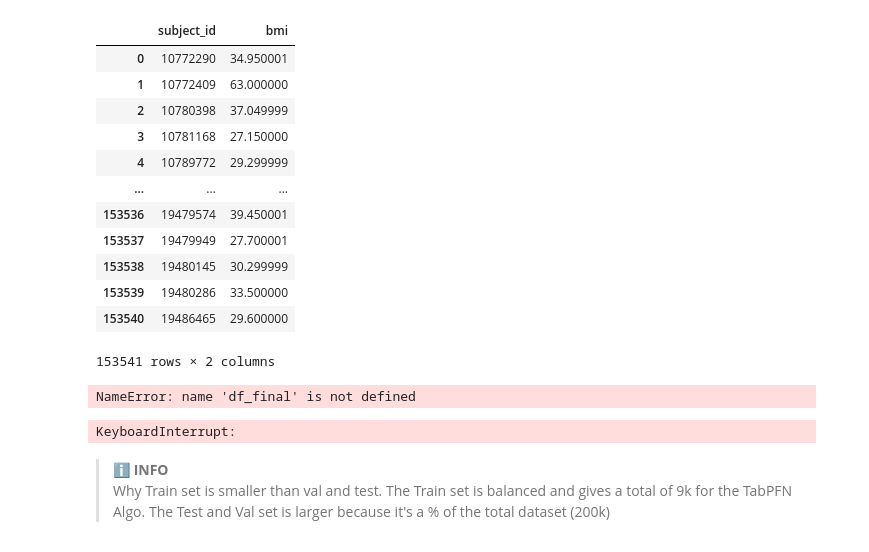
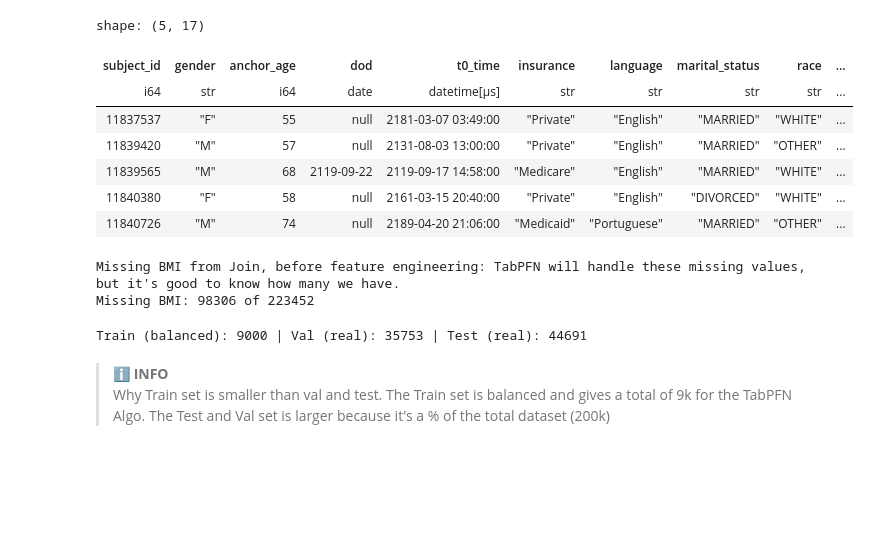
Before and after one commit to ayk-404/fs-thesis, a Jupyter notebook: notebooks/experiments/tab_pfn_v2_robustness.ipynb, the cells around one changed output. Saved outputs shown, nothing was run; the diff lists cells and outputs as text; code cells hidden in the pictures; blank space fills up the shorter version.

Commit message:
removed data and edit markdown

```diff
--- a/notebooks/experiments/tab_pfn_v2_robustness.ipynb
+++ b/notebooks/experiments/tab_pfn_v2_robustness.ipynb
@@ -82,49 +35,25 @@ Prepares data for machine learning by selecting demographic features and target
-# %%
-# Feature Engineering: BMI
-# Strategie: Wir nutzen den vorgefertigten BMI Wert, da er eine höhere Abdeckung hat als (Weight & Height) kombiniert.
-# Aggregation: Wir nehmen den Median pro Patient, um Ausreißer zu minimieren.
-
-df_bmi = sql("""
-    SELECT
-        subject_id,
-        MEDIAN(CAST(result_value AS FLOAT)) as bmi
-    FROM hosp.omr
-    WHERE result_name = 'BMI (kg/m2)'
-    -- Einfache Bereinigung: Nur plausible Werte (z.B. 10 bis 100)
-    AND TRY_CAST(result_value AS FLOAT) BETWEEN 10 AND 100
-    GROUP BY subject_id
-""")
-
-# Check distribution
-show(df_bmi, limit=True)
-# %% [output]
-|  | subject_id | bmi |
-| 0 | 10772290 | 34.950001 |
-| 1 | 10772409 | 63.000000 |
-| 2 | 10780398 | 37.049999 |
-| 3 | 10781168 | 27.150000 |
-| 4 | 10789772 | 29.299999 |
-| ... | ... | ... |
-| 153536 | 19479574 | 39.450001 |
-| 153537 | 19479949 | 27.700001 |
-| 153538 | 19480145 | 30.299999 |
-| 153539 | 19480286 | 33.500000 |
-| 153540 | 19486465 | 29.600000 |
-153541 rows × 2 columns
 # %%
 # Join to clean dataset
 # Wir machen einen Left Join, da nicht alle Patienten einen BMI haben (Missing Values werden später von TabPFN handled!)
-df_final = df_final.join(
-    df_bmi,
-    on="subject_id",
-    how="left"
-)
-
-# Prüfen wie viele Missings wir haben
-print(f"Missing BMI: {df_final['bmi'].null_count()} of {len(df_final)}")
-show(df_final.select(['subject_id', 'anchor_age', 'bmi', 'target']), limit=True)
+from fs_thesis.data_loader import load_final_data
+df_final = load_final_data()
+df_final.head()
 # %% [output]
-NameError: name 'df_final' is not defined
+shape: (5, 17)
+| subject_id | gender | anchor_age | dod | t0_time | insurance | language | marital_status | race | ... |
+| i64 | str | i64 | date | datetime[μs] | str | str | str | str | ... |
+| 11837537 | "F" | 55 | null | 2181-03-07 03:49:00 | "Private" | "English" | "MARRIED" | "WHITE" | ... |
+| 11839420 | "M" | 57 | null | 2131-08-03 13:00:00 | "Private" | "English" | "MARRIED" | "OTHER" | ... |
+| 11839565 | "M" | 68 | 2119-09-22 | 2119-09-17 14:58:00 | "Medicare" | "English" | "MARRIED" | "WHITE" | ... |
+| 11840380 | "F" | 58 | null | 2161-03-15 20:40:00 | "Private" | "English" | "DIVORCED" | "WHITE" | ... |
+| 11840726 | "M" | 74 | null | 2189-04-20 21:06:00 | "Medicaid" | "Portuguese" | "MARRIED" | "OTHER" | ... |
+# %%
+# Prüfen wie viele Missings wir haben
+print("Missing BMI from Join, before feature engineering: TabPFN will handle these missing values, but it's good to know how many we have.")
+print(f"Missing BMI: {df_final['bmi'].null_count()} of {len(df_final)}")
+# %% [output]
+Missing BMI from Join, before feature engineering: TabPFN will handle these missing values, but it's good to know how many we have.
+Missing BMI: 98306 of 223452
 # %%
 import polars as pl
 from sklearn.model_selection import train_test_split
@@ -176,7 +105,7 @@ y_test = df_test["target"].values
 
 print(f"Train (balanced): {len(y_train)} | Val (real): {len(y_val)} | Test (real): {len(y_test)}")
 # %% [output]
-KeyboardInterrupt:
+Train (balanced): 9000 | Val (real): 35753 | Test (real): 44691
 # %% [markdown]
 > ℹ️ **INFO**
 > Why Train set is smaller than val and test. The Train set is balanced and gives a total of 9k for the TabPFN Algo. The Test and Val set is larger because it's a % of the total dataset (200k)
```
Also changed, not shown: parts of 8 cells of this notebook.
